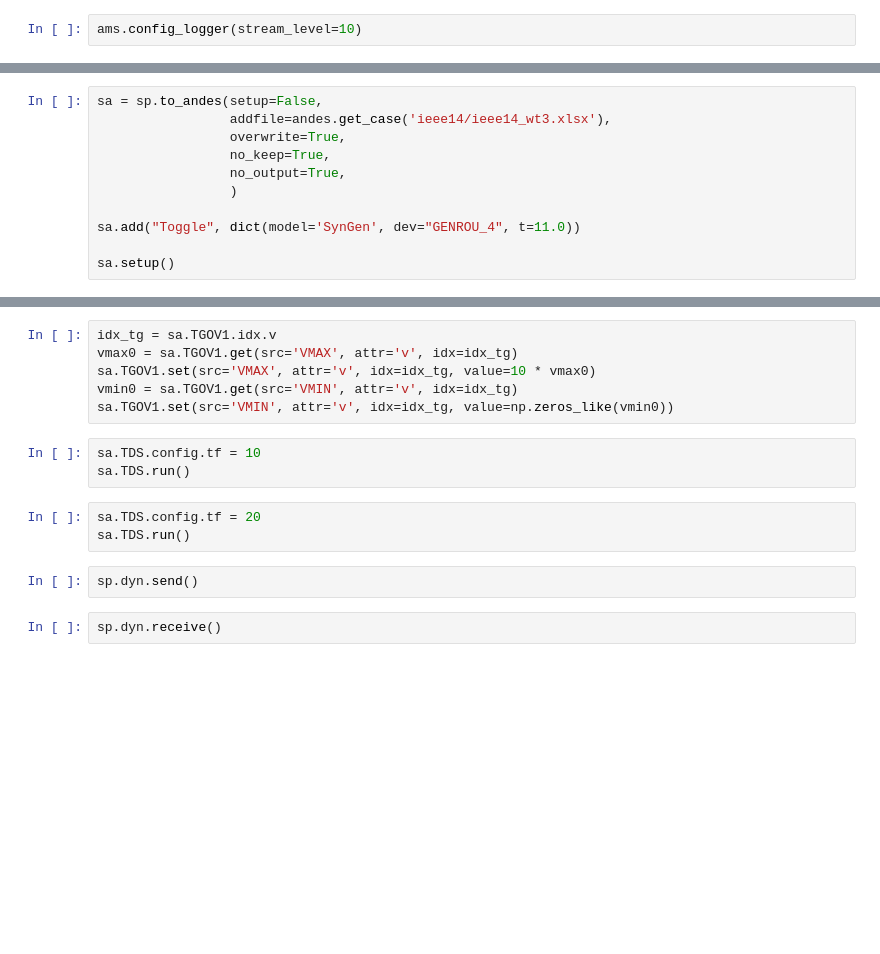
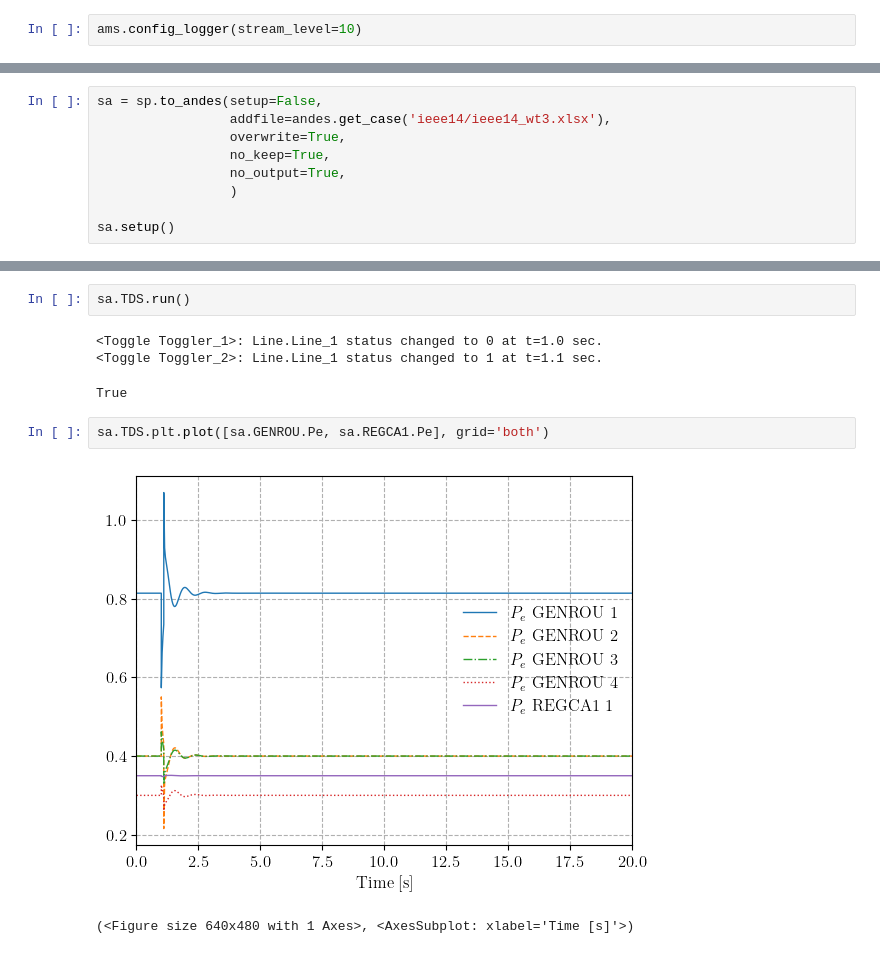
Before and after one commit to CURENT/ams, a Jupyter notebook: dev/demo/5.Interface.ipynb, the cells around one changed output, grey strips where cells are left out. Drawn from its saved outputs; the diff is of its cells as text; blank space fills up the shorter version.

```diff
--- a/dev/demo/5.Interface.ipynb
+++ b/dev/demo/5.Interface.ipynb
@@ -35,8 +30,6 @@ sa = sp.to_andes(setup=False,
                  no_output=True,
                  )
 
-sa.add("Toggle", dict(model='SynGen', dev="GENROU_4", t=11.0))
-
 sa.setup()
 # %% [output]
 JSON file written to "ieee14.json"
@@ -65,16 +49,11 @@ sa.PFlow.run()
-# %%
-idx_tg = sa.TGOV1.idx.v
-vmax0 = sa.TGOV1.get(src='VMAX', attr='v', idx=idx_tg)
-sa.TGOV1.set(src='VMAX', attr='v', idx=idx_tg, value=10 * vmax0)
-vmin0 = sa.TGOV1.get(src='VMIN', attr='v', idx=idx_tg)
-sa.TGOV1.set(src='VMIN', attr='v', idx=idx_tg, value=np.zeros_like(vmin0))
 # %%
-sa.TDS.config.tf = 10
 sa.TDS.run()
+# %% [output]
+<Toggle Toggler_1>: Line.Line_1 status changed to 0 at t=1.0 sec.
+<Toggle Toggler_2>: Line.Line_1 status changed to 1 at t=1.1 sec.
+True
-# %%
-sa.TDS.config.tf = 20
-sa.TDS.run()
-# %%
-sp.dyn.send()
-# %%
-sp.dyn.receive()
+# %%
+sa.TDS.plt.plot([sa.GENROU.Pe, sa.REGCA1.Pe], grid='both')
+# %% [output]
+[figure, added]
+(<Figure size 640x480 with 1 Axes>, <AxesSubplot: xlabel='Time [s]'>)
```
Also changed, not shown: parts of 12 cells of this notebook, 1 other file.
